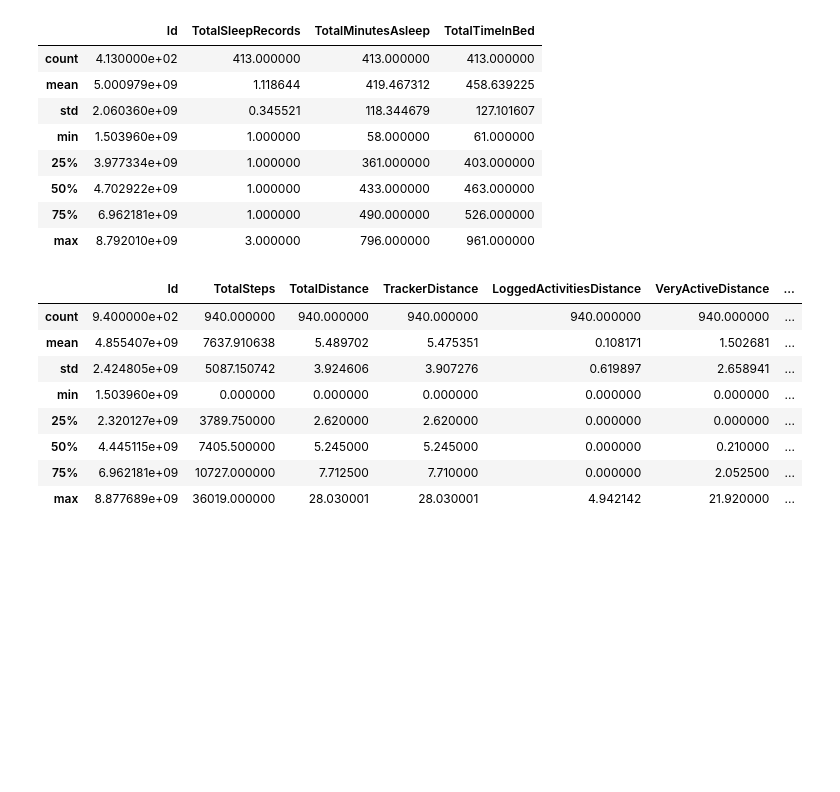
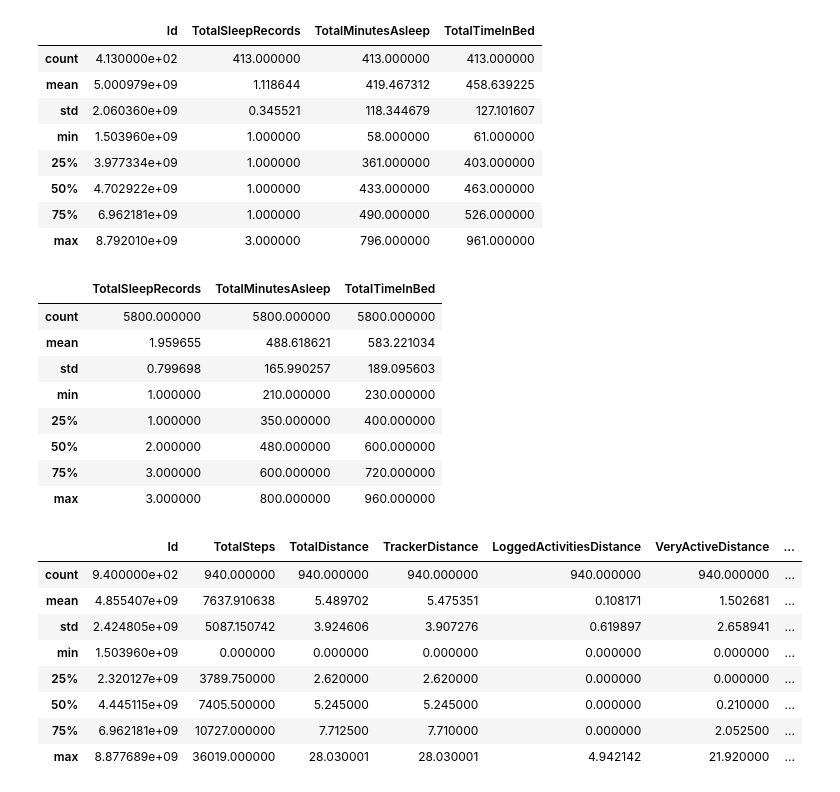
Before and after one commit to Glacierxdd40874/AIHG-Wearable, a Jupyter notebook: data_preprocessing/GAN-testing/GAN_synthesiser.ipynb, the cells around one changed output. Cells and saved outputs as stored; diff of their text form; code cells hidden in the pictures; blank space fills up the shorter version.

```diff
--- a/data_preprocessing/GAN-testing/GAN_synthesiser.ipynb
+++ b/data_preprocessing/GAN-testing/GAN_synthesiser.ipynb
@@ -88,6 +88,19 @@ synthetic_sleepDay = synthesiser(
 sleepDay_final = pd.concat([sleepDay, synthetic_sleepDay], ignore_index=True)
 sleepDay_final.describe()
 sleepDay_final.to_csv("GAN_generated_data/KaggleDataset/sleepDay_synthesised.csv", index=False)
+# %%
+sleepDay_final = pd.read_csv("../LLM-testing/synthetic_sleepDay.csv")
+sleepDay_final.describe()
+# %% [output]
+|  | TotalSleepRecords | TotalMinutesAsleep | TotalTimeInBed |
+| count | 5800.000000 | 5800.000000 | 5800.000000 |
+| mean | 1.959655 | 488.618621 | 583.221034 |
+| std | 0.799698 | 165.990257 | 189.095603 |
+| min | 1.000000 | 210.000000 | 230.000000 |
+| 25% | 1.000000 | 350.000000 | 400.000000 |
+| 50% | 2.000000 | 480.000000 | 600.000000 |
+| 75% | 3.000000 | 600.000000 | 720.000000 |
+| max | 3.000000 | 800.000000 | 960.000000 |
 # %%
 dailyActivity.describe()
 # %% [output]
```
Also changed, not shown: parts of 1 cell of this notebook, 20 other files.
